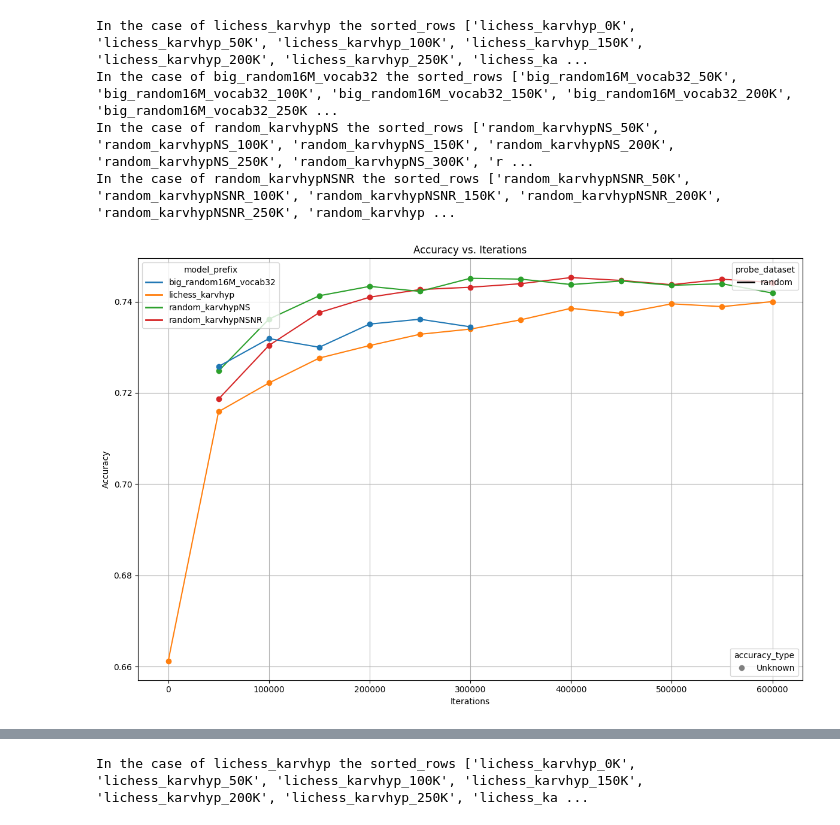
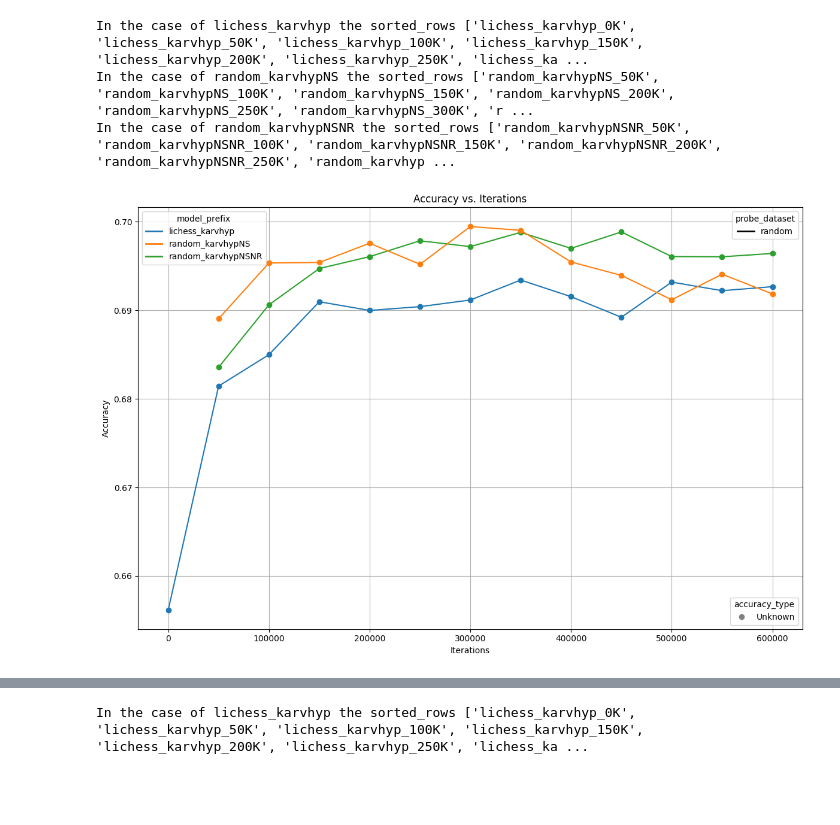
Before and after one commit to MarcosElFlamenco/NewInterpretability, a Jupyter notebook: ploting/view_probe_results.ipynb, the cells around one changed output, grey strips where cells are left out. Drawn from its saved outputs; the diff is of its cells as text; code cells hidden in the pictures; blank space fills up the shorter version.

```diff
--- a/ploting/view_probe_results.ipynb
+++ b/ploting/view_probe_results.ipynb
@@ -10,36 +10,35 @@ model_prefixes=["lichess_karvhyp","random_karvhypNSNR","random_karvhypNS","big_r
 model_prefixes_random=["random_karvhypNSNR"]
 model_prefixes_lichess=["lichess_karvhyp"]
 max_train_games_list=["10000"]
 num_epochs_list=[3]
 probe_datasets=["random"] #set up training_set
-training_configs=["cast16"]
+training_configs=["cast8"]
 #accuracy_types=["lichess","train"] #random, lichess, training set
 accuracy_types=["training_set"]
 #color_means="num_epochs",
 line_means="probe_dataset"
 marker_means="accuracy_type"
 color_means="model_prefix"
 
 
 g.plot_accuracy_by_iterations(
     results_datapath,
     model_prefixes,
     max_train_games_list,
     num_epochs_list,
     probe_datasets,
     training_configs,
     accuracy_types,
     color_means,
     line_means,
     marker_means,
     debugging=-2
 )
 # %% [output]
 In the case of lichess_karvhyp the sorted_rows ['lichess_karvhyp_0K', 'lichess_karvhyp_50K', 'lichess_karvhyp_100K', 'lichess_karvhyp_150K', 'lichess_karvhyp_200K', 'lichess_karvhyp_250K', 'lichess_ka ...
-In the case of big_random16M_vocab32 the sorted_rows ['big_random16M_vocab32_50K', 'big_random16M_vocab32_100K', 'big_random16M_vocab32_150K', 'big_random16M_vocab32_200K', 'big_random16M_vocab32_250K ...
 In the case of random_karvhypNS the sorted_rows ['random_karvhypNS_50K', 'random_karvhypNS_100K', 'random_karvhypNS_150K', 'random_karvhypNS_200K', 'random_karvhypNS_250K', 'random_karvhypNS_300K', 'r ...
 In the case of random_karvhypNSNR the sorted_rows ['random_karvhypNSNR_50K', 'random_karvhypNSNR_100K', 'random_karvhypNSNR_150K', 'random_karvhypNSNR_200K', 'random_karvhypNSNR_250K', 'random_karvhyp ...
-[figure, old version]
+[figure, new version]
 # %%
 import plot_probe_results as g
 import importlib
```
Also changed, not shown: parts of 3 cells of this notebook, 11 other files.
